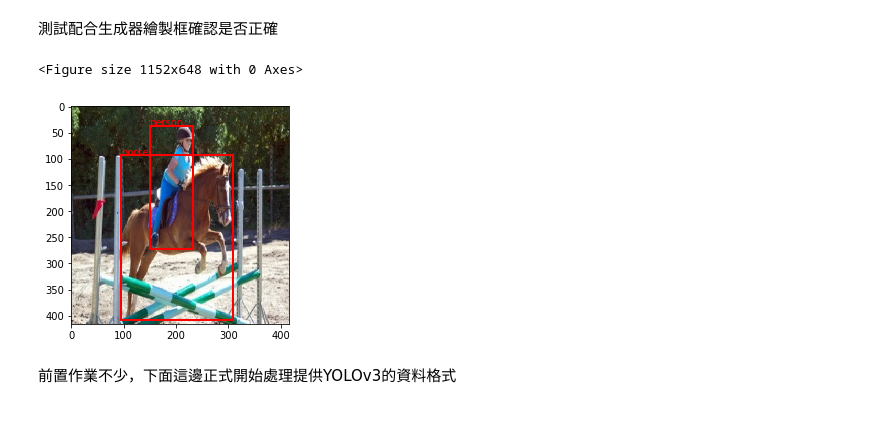
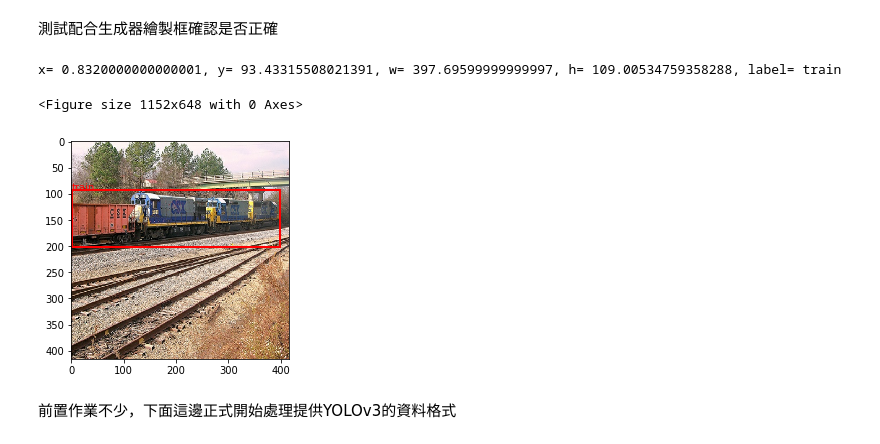
Before and after one commit to shaoeChen/deeplearning, a Jupyter notebook: tf2/Arch_YOLO_dataset_preprocess_2_data_for_yolov3.ipynb, the cells around one changed output. Saved outputs shown, nothing was run; the diff lists cells and outputs as text; code cells hidden in the pictures.

Commit message:
debug
solve tensor to numpy error,

```diff
--- a/tf2/Arch_YOLO_dataset_preprocess_2_data_for_yolov3.ipynb
+++ b/tf2/Arch_YOLO_dataset_preprocess_2_data_for_yolov3.ipynb
@@ -196,5 +202,5 @@ def get_dataset(imgs_name, true_boxes, h, w, batch_size=5, shuffle=3000, seed=10
 # %%
-datasets = get_dataset(imgs_name, true_boxes, 416, 416, batch_size=5)
+datasets = get_dataset(imgs_name[0:10], true_boxes[0:10], 416, 416, batch_size=5)
 # %% [markdown]
 測試配合生成器繪製框確認是否正確
 # %%
@@ -213,7 +219,7 @@ def plot_dataset(datasets, h, w, version=False):
         img = data[0][0]
         f, ax = plt.subplots(1, 1)
         ax.imshow(img)
-        objects = (data[1][0]).numpy()
+        objects = (data[1].numpy())[0]
         # 一張照片上可能有多個物件，因此要迴圈處理
         for idx in range(objects.shape[0]):
             obj = objects[idx]
@@ -245,10 +251,11 @@ def plot_dataset(datasets, h, w, version=False):
         # 只需要一張，因此一次迭代就中斷
         break
 # %%
-plot_dataset(datasets, 416, 416)
+plot_dataset(datasets, 416, 416, version=True)
 # %% [output]
-<Figure size 1152x648 with 0 Axes>
+x= 0.8320000000000001, y= 93.43315508021391, w= 397.69599999999997, h= 109.00534759358288, label= train
+<Figure size 1152x648 with 0 Axes>
-[figure, old version]
+[figure, new version]
 # %% [markdown]
 前置作業不少，下面這邊正式開始處理提供YOLOv3的資料格式
 # %% [markdown]
```
Also changed, not shown: parts of 11 cells of this notebook.
